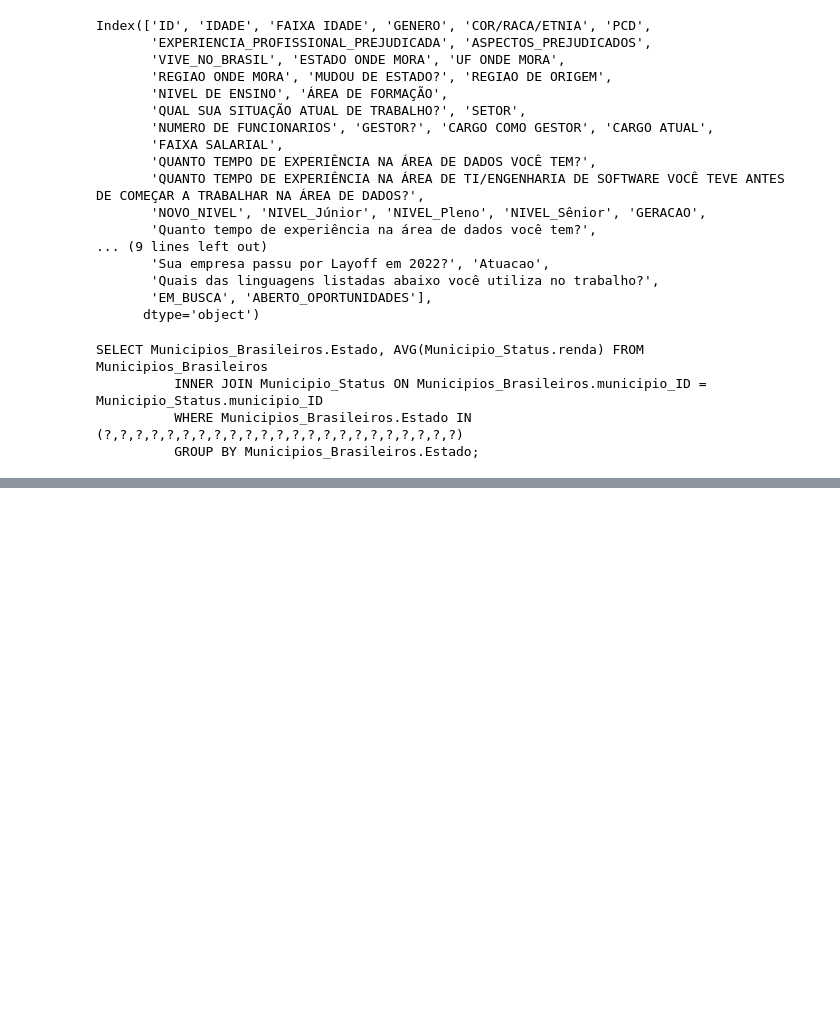
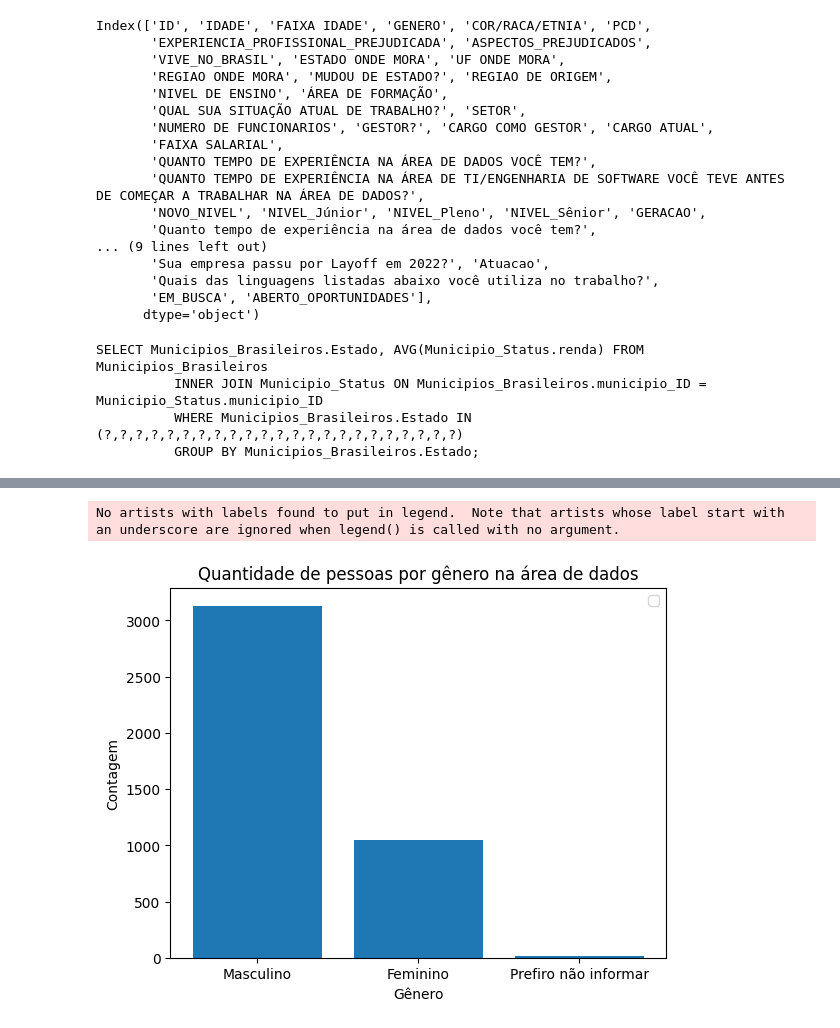
Before and after one commit to alessandrasarah/projetos-python, a Jupyter notebook: Análise_de_dados_biblioteca_Pandas.ipynb, the cells around one changed output, grey strips where cells are left out. Drawn from its saved outputs; the diff is of its cells as text; code cells hidden in the pictures; blank space fills up the shorter version.

```diff
--- a/Análise_de_dados_biblioteca_Pandas.ipynb
+++ b/Análise_de_dados_biblioteca_Pandas.ipynb
@@ -937,0 +944,2 @@ dados = dados.merge(estados_renda, on='Estado', how='left')
+# %%
+dados = pd.read_excel("/content/Cópia de analise_dados - TRAT.xlsx")
@@ -937,0 +976,2 @@ dados = dados.merge(estados_renda, on='Estado', how='left')
+# %%
+genero_counts = dados['GENERO'].value_counts()
@@ -937,0 +1000,11 @@ dados = dados.merge(estados_renda, on='Estado', how='left')
+# %%
+plt.figure()
+plt.bar(height = genero_counts.values, x = genero_counts.index)
+plt.title('Quantidade de pessoas por gênero na área de dados')
+plt.xlabel('Gênero')
+plt.ylabel('Contagem')
+plt.legend()
+plt.show()
+# %% [output]
+No artists with labels found to put in legend.  Note that artists whose label start with an underscore are ignored when legend() is called with no argument.
+[figure, added]
```
Also changed, not shown: parts of 24 cells of this notebook.
